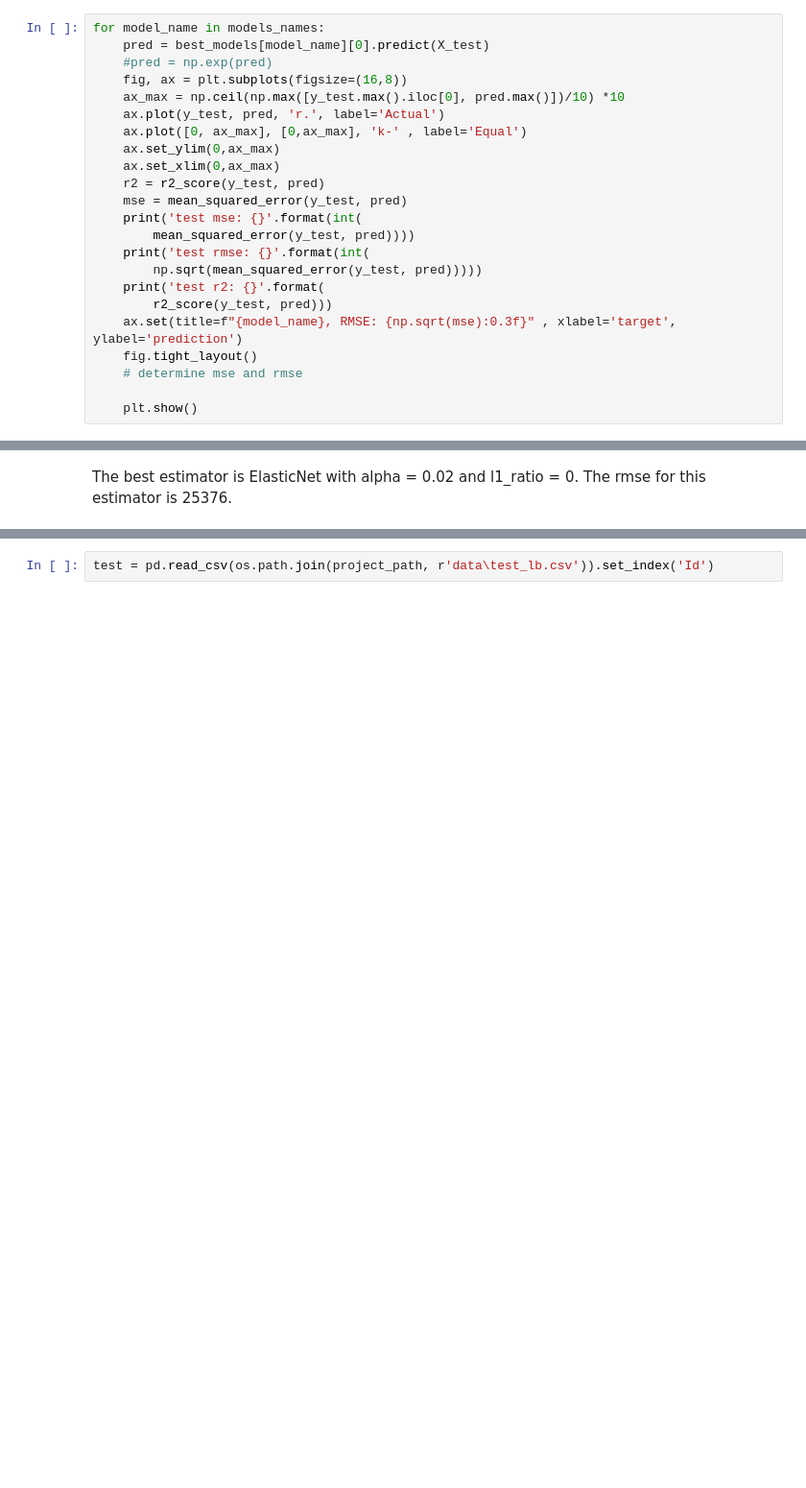
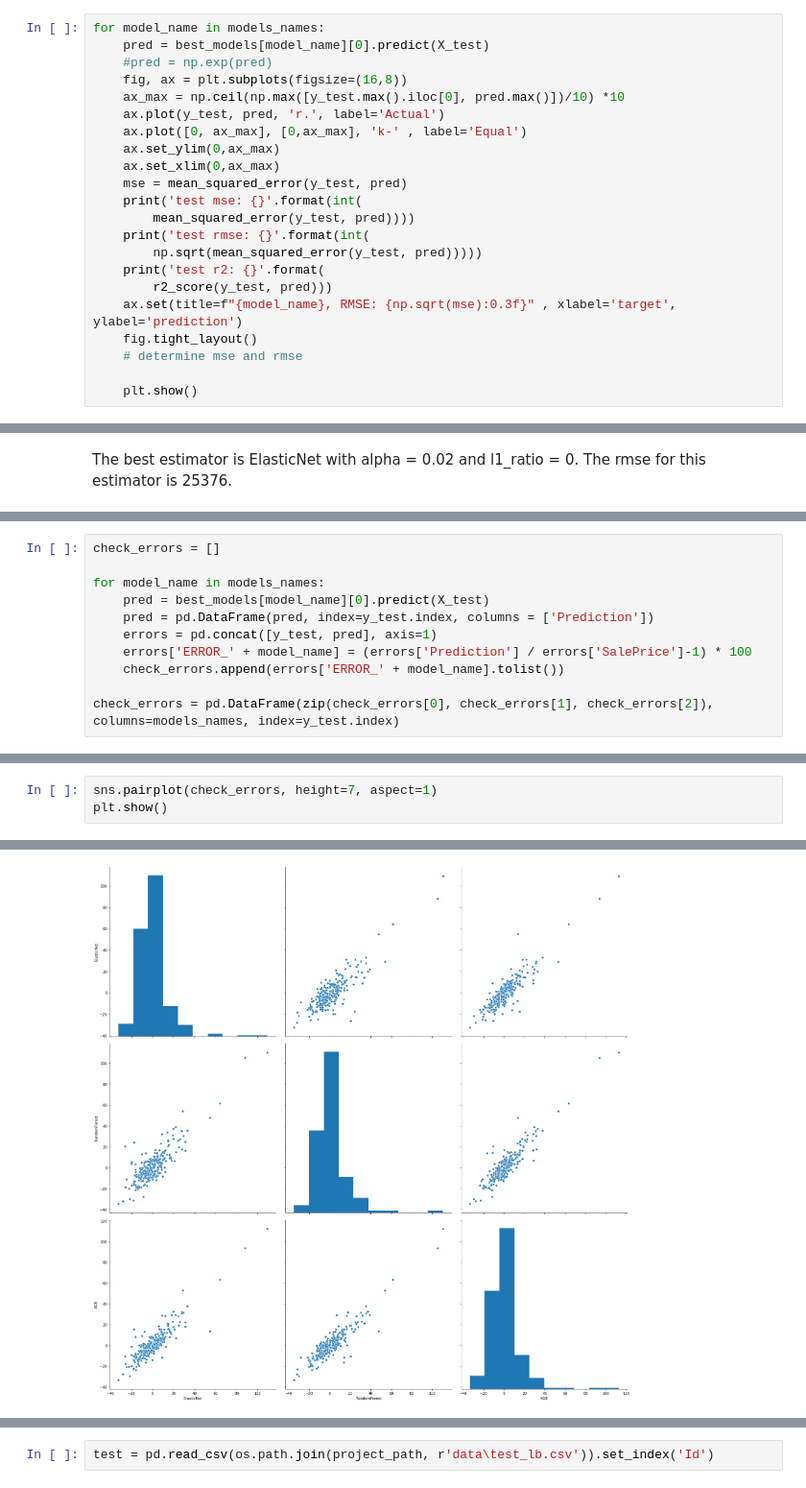
Before and after one commit to krischanas/HousePrices, a Jupyter notebook: notebooks/Models Building.ipynb, the cells around one changed output, grey strips where cells are left out. Shown at 96% size. Drawn from its saved outputs; the diff is of its cells as text; blank space fills up the shorter version.

```diff
--- a/notebooks/Models Building.ipynb
+++ b/notebooks/Models Building.ipynb
@@ -160,7 +162,6 @@ for model_name in models_names:
     ax.plot([0, ax_max], [0,ax_max], 'k-' , label='Equal')
     ax.set_ylim(0,ax_max)
     ax.set_xlim(0,ax_max)
-    r2 = r2_score(y_test, pred)
     mse = mean_squared_error(y_test, pred)
     print('test mse: {}'.format(int(
         mean_squared_error(y_test, pred))))
@@ -197,0 +201,11 @@ The best estimator is ElasticNet with alpha = 0.02 and l1_ratio = 0. The rmse fo
+# %%
+check_errors = []
+
+for model_name in models_names:
+    pred = best_models[model_name][0].predict(X_test)
+    pred = pd.DataFrame(pred, index=y_test.index, columns = ['Prediction'])
+    errors = pd.concat([y_test, pred], axis=1)
+    errors['ERROR_' + model_name] = (errors['Prediction'] / errors['SalePrice']-1) * 100
+    check_errors.append(errors['ERROR_' + model_name].tolist())
+
+check_errors = pd.DataFrame(zip(check_errors[0], check_errors[1], check_errors[2]), columns=models_names, index=y_test.index)
@@ -197,0 +221,4 @@ The best estimator is ElasticNet with alpha = 0.02 and l1_ratio = 0. The rmse fo
+# %%
+sns.pairplot(check_errors, height=7, aspect=1)
+plt.show()
+# %% [output]
@@ -197,0 +226 @@ The best estimator is ElasticNet with alpha = 0.02 and l1_ratio = 0. The rmse fo
+[figure, added]
```
Also changed, not shown: parts of 9 cells of this notebook, 1 other file.
